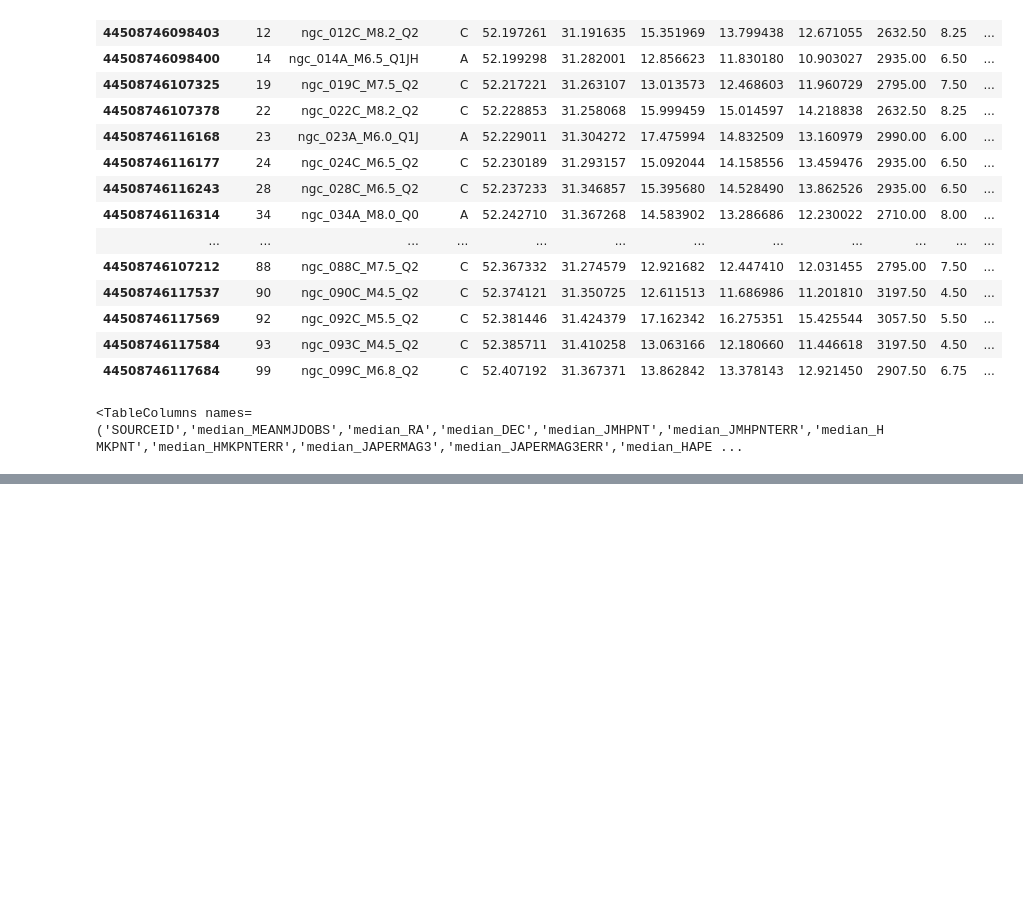
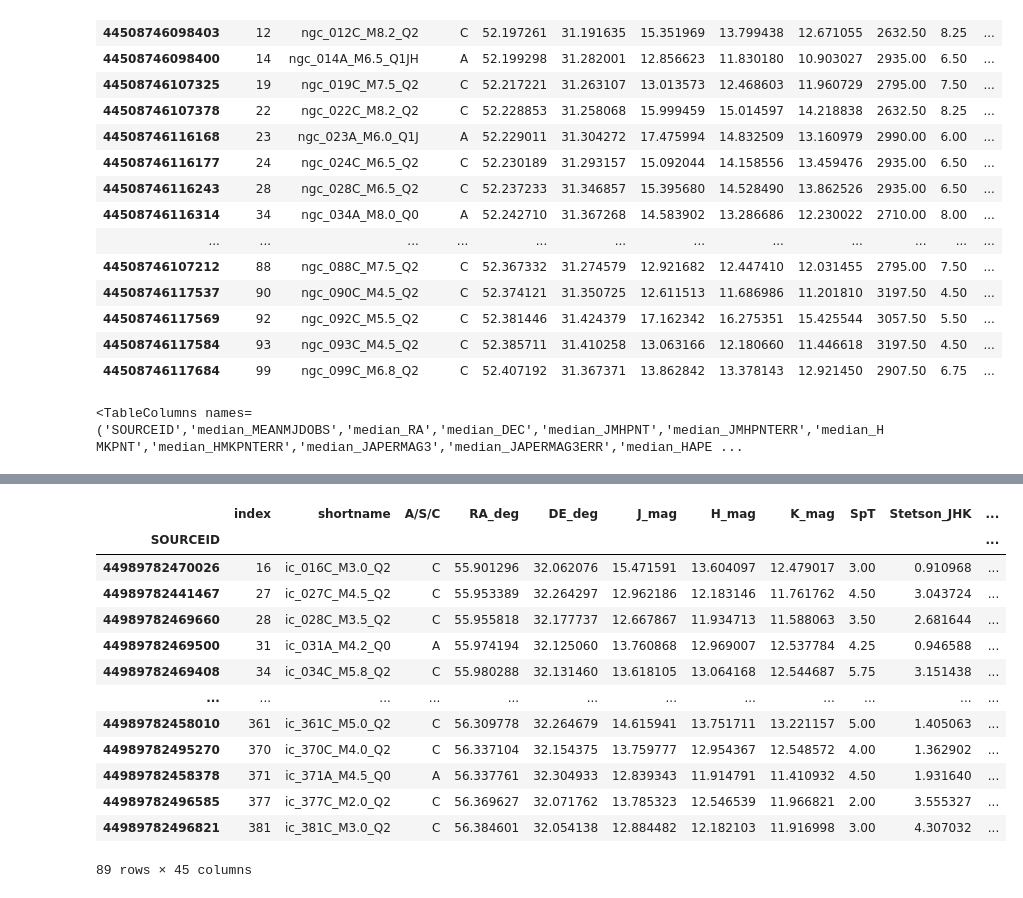
Before and after one commit to tomr-stargazer/Variability_Project_2020, a Jupyter notebook: wuvars/analysis/prototypes/Results summary.ipynb, the cells around one changed output, grey strips where cells are left out. Saved outputs shown, nothing was run; the diff lists cells and outputs as text; code cells hidden in the pictures; blank space fills up the shorter version.

```diff
--- a/wuvars/analysis/prototypes/Results summary.ipynb
+++ b/wuvars/analysis/prototypes/Results summary.ipynb
@@ -269,0 +295,17 @@ match.approved.columns
+# %%
+select_periodic_variables_v4(8)
+# %% [output]
+|  | index | shortname | A/S/C | RA_deg | DE_deg | J_mag | H_mag | K_mag | SpT | Stetson_JHK | ... |
+| SOURCEID |  |  |  |  |  |  |  |  |  |  | ... |
+| 44989782470026 | 16 | ic_016C_M3.0_Q2 | C | 55.901296 | 32.062076 | 15.471591 | 13.604097 | 12.479017 | 3.00 | 0.910968 | ... |
+| 44989782441467 | 27 | ic_027C_M4.5_Q2 | C | 55.953389 | 32.264297 | 12.962186 | 12.183146 | 11.761762 | 4.50 | 3.043724 | ... |
+| 44989782469660 | 28 | ic_028C_M3.5_Q2 | C | 55.955818 | 32.177737 | 12.667867 | 11.934713 | 11.588063 | 3.50 | 2.681644 | ... |
+| 44989782469500 | 31 | ic_031A_M4.2_Q0 | A | 55.974194 | 32.125060 | 13.760868 | 12.969007 | 12.537784 | 4.25 | 0.946588 | ... |
+| 44989782469408 | 34 | ic_034C_M5.8_Q2 | C | 55.980288 | 32.131460 | 13.618105 | 13.064168 | 12.544687 | 5.75 | 3.151438 | ... |
+| ... | ... | ... | ... | ... | ... | ... | ... | ... | ... | ... | ... |
+| 44989782458010 | 361 | ic_361C_M5.0_Q2 | C | 56.309778 | 32.264679 | 14.615941 | 13.751711 | 13.221157 | 5.00 | 1.405063 | ... |
+| 44989782495270 | 370 | ic_370C_M4.0_Q2 | C | 56.337104 | 32.154375 | 13.759777 | 12.954367 | 12.548572 | 4.00 | 1.362902 | ... |
+| 44989782458378 | 371 | ic_371A_M4.5_Q0 | A | 56.337761 | 32.304933 | 12.839343 | 11.914791 | 11.410932 | 4.50 | 1.931640 | ... |
+| 44989782496585 | 377 | ic_377C_M2.0_Q2 | C | 56.369627 | 32.071762 | 13.785323 | 12.546539 | 11.966821 | 2.00 | 3.555327 | ... |
+| 44989782496821 | 381 | ic_381C_M3.0_Q2 | C | 56.384601 | 32.054138 | 12.884482 | 12.182103 | 11.916998 | 3.00 | 4.307032 | ... |
+89 rows × 45 columns
```
Also changed, not shown: parts of 8 cells of this notebook.
